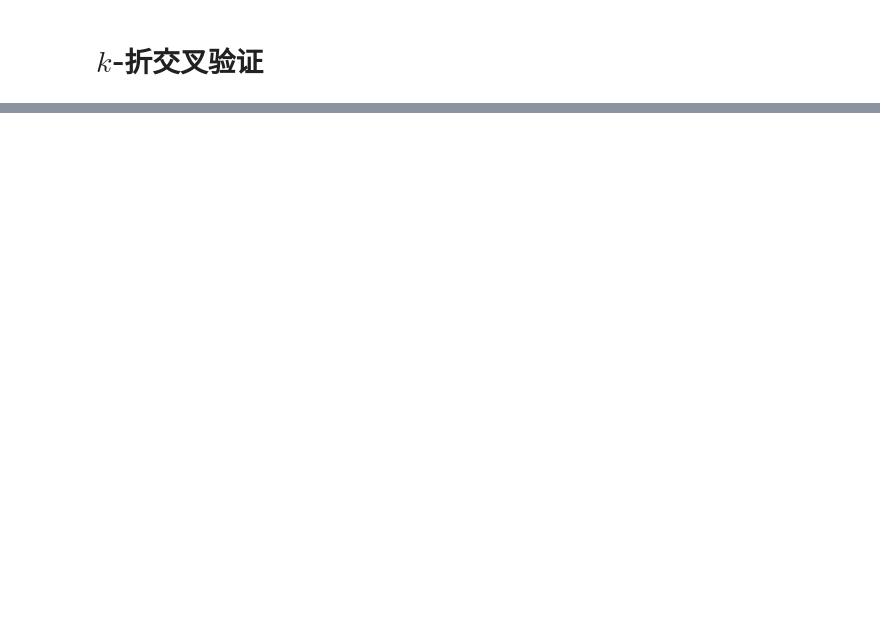
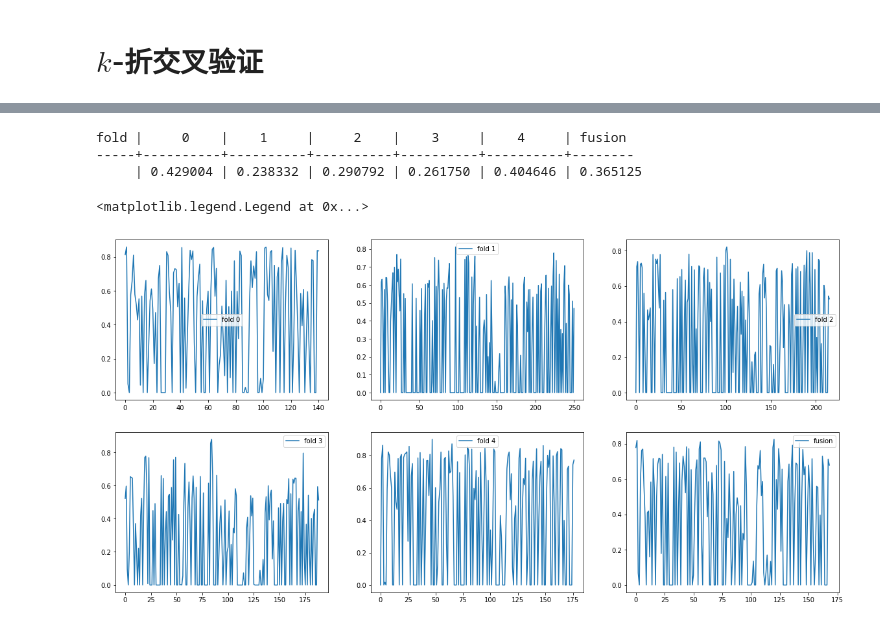
Before and after one commit to zyuegege/alnotes, a Jupyter notebook: work_notes/毫米波电线检测.ipynb, the cells around one changed output, grey strips where cells are left out. Saved outputs shown, nothing was run; the diff lists cells and outputs as text; code cells hidden in the pictures; blank space fills up the shorter version.

```diff
--- a/work_notes/毫米波电线检测.ipynb
+++ b/work_notes/毫米波电线检测.ipynb
@@ -70,0 +471,52 @@ fig.show()
+# %%
+acc0 = np.array(test_checkpoint[0].acc_array)
+acc1 = np.array(test_checkpoint[1].acc_array)
+acc2 = np.array(test_checkpoint[2].acc_array)
+acc3 = np.array(test_checkpoint[3].acc_array)
+acc4 = np.array(test_checkpoint[4].acc_array)
+acc = np.array(acc_array)
+
+acc0 = acc0[acc0==acc0]
+acc1 = acc1[acc1==acc1]
+acc2 = acc2[acc2==acc2]
+acc3 = acc3[acc3==acc3]
+acc4 = acc4[acc4==acc4]
+acc = acc[acc==acc]
+
+
+acc0_mean = acc0.mean()
+acc1_mean = acc1.mean()
+acc2_mean = acc2.mean()
+acc3_mean = acc3.mean()
+acc4_mean = acc4.mean()
+acc_mean = acc.mean()
+
+
+print("fold |     0    |    1     |     2    |    3     |    4     | fusion")
+print("-----+----------+----------+----------+----------+----------+--------")
+print("     | {:4f} | {:4f} | {:4f} | {:4f} | {:4f} | {:4f}".format(
+    acc0_mean, acc1_mean, acc2_mean, acc3_mean, acc4_mean, acc_mean))
+
+
+figsize=[20,10]
+fig = plt.figure(figsize=figsize)
+axes = fig.subplots(2, 3)
+axes[0,0].plot(acc0, label="fold 0")
+axes[0,1].plot(acc1, label="fold 1")
+axes[0,2].plot(acc2, label="fold 2")
+axes[1,0].plot(acc3, label="fold 3")
+axes[1,1].plot(acc4, label="fold 4")
+axes[1,2].plot(acc, label="fusion")
+
+axes[0,0].legend()
+axes[0,1].legend()
+axes[0,2].legend()
+axes[1,0].legend()
+axes[1,1].legend()
+axes[1,2].legend()
+# %% [output]
+fold |     0    |    1     |     2    |    3     |    4     | fusion
+-----+----------+----------+----------+----------+----------+--------
+     | 0.429004 | 0.238332 | 0.290792 | 0.261750 | 0.404646 | 0.365125
+<matplotlib.legend.Legend at 0x...>
+[figure, added]
```
Also changed, not shown: parts of 16 cells of this notebook, 54 other files.
